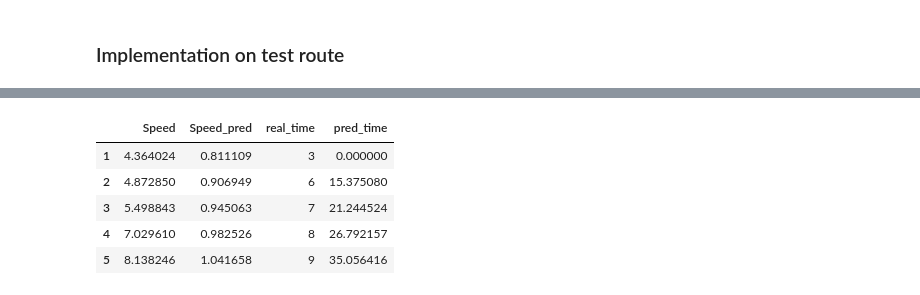
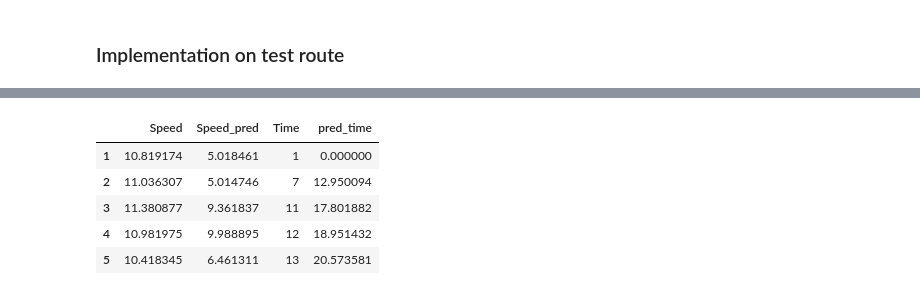
Before and after one commit to maciejlipski/opencampus_travel_time, a Jupyter notebook: 2_BaselineModel/baseline_model_ML.ipynb, the cells around one changed output, grey strips where cells are left out. Drawn from its saved outputs; the diff is of its cells as text; code cells hidden in the pictures.

```diff
--- a/2_BaselineModel/baseline_model_ML.ipynb
+++ b/2_BaselineModel/baseline_model_ML.ipynb
@@ -605,9 +617,9 @@ print(df)
 # %%
-df[['Speed', 'Speed_pred', 'real_time', 'pred_time']].head()
+df[['Speed', 'Speed_pred', 'Time', 'pred_time']].head()
 # %% [output]
-|  | Speed | Speed_pred | real_time | pred_time |
-| 1 | 4.364024 | 0.811109 | 3 | 0.000000 |
-| 2 | 4.872850 | 0.906949 | 6 | 15.375080 |
-| 3 | 5.498843 | 0.945063 | 7 | 21.244524 |
-| 4 | 7.029610 | 0.982526 | 8 | 26.792157 |
-| 5 | 8.138246 | 1.041658 | 9 | 35.056416 |
+|  | Speed | Speed_pred | Time | pred_time |
+| 1 | 10.819174 | 5.018461 | 1 | 0.000000 |
+| 2 | 11.036307 | 5.014746 | 7 | 12.950094 |
+| 3 | 11.380877 | 9.361837 | 11 | 17.801882 |
+| 4 | 10.981975 | 9.988895 | 12 | 18.951432 |
+| 5 | 10.418345 | 6.461311 | 13 | 20.573581 |
```
Also changed, not shown: parts of 17 cells of this notebook.
